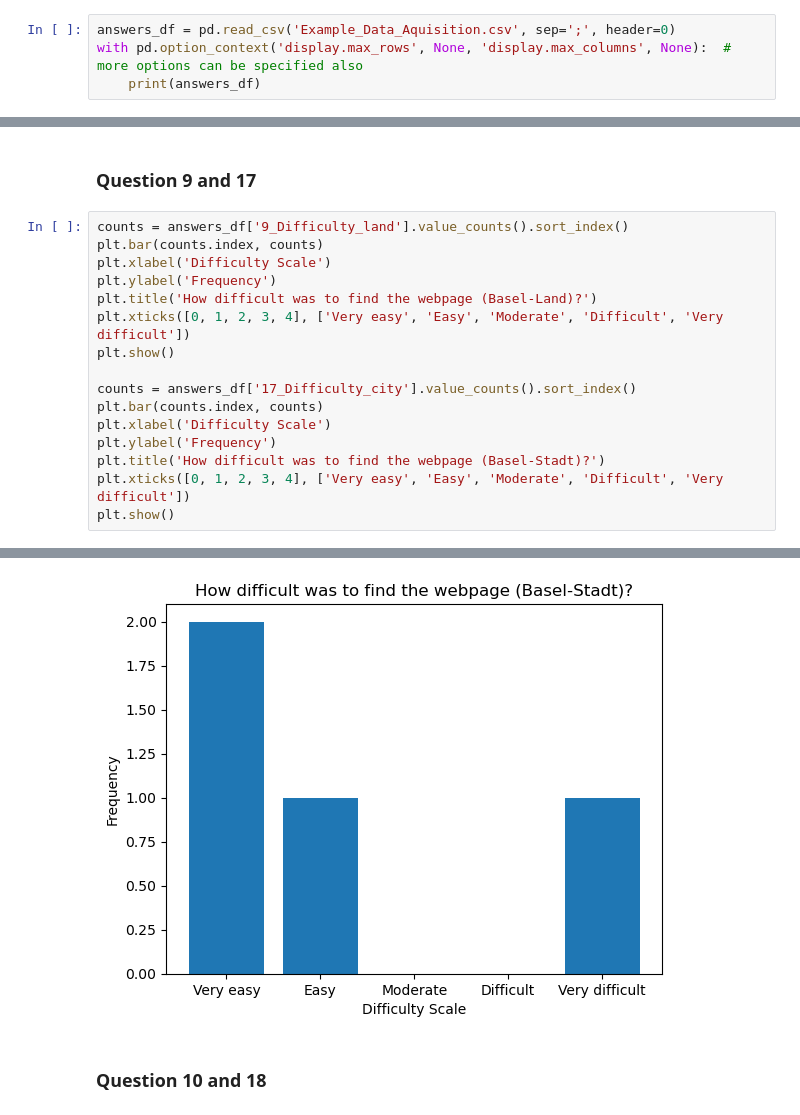
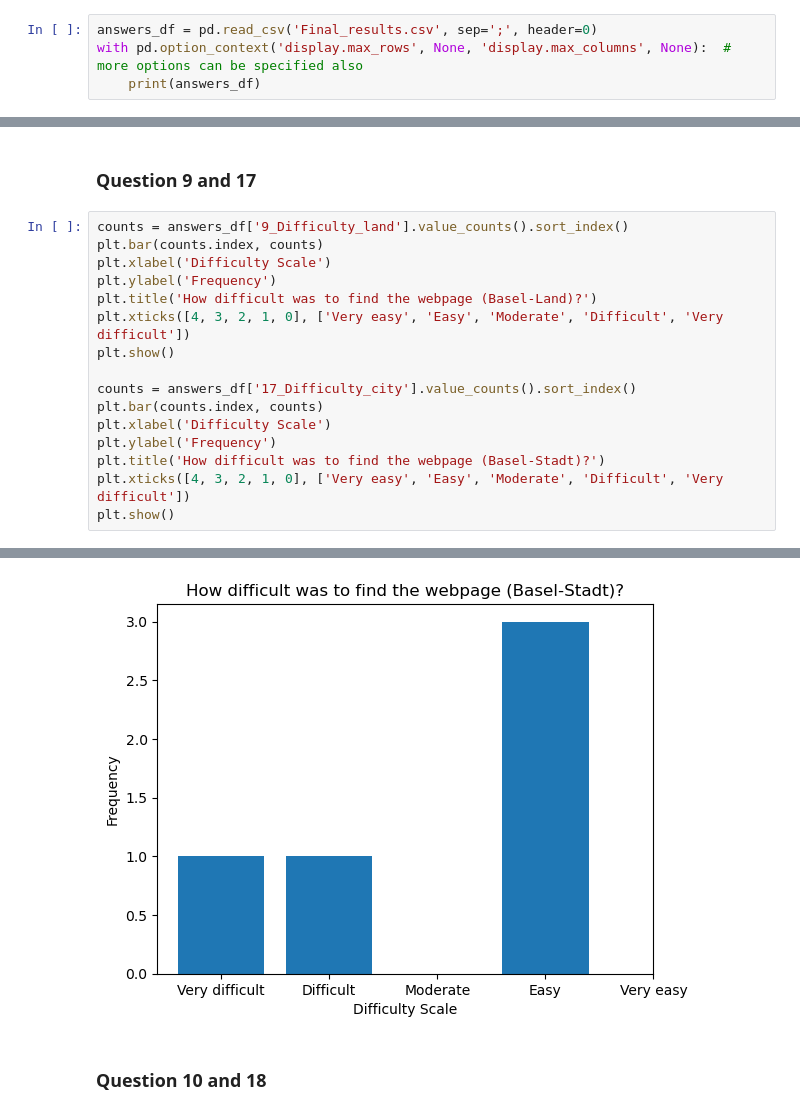
Before and after one commit to DominikM198/Advanced_GIS, a Jupyter notebook: Analysis_HCI_study.ipynb, the cells around one changed output, grey strips where cells are left out. Cells and saved outputs as stored; diff of their text form.

Commit message:
Final results

```diff
--- a/Analysis_HCI_study.ipynb
+++ b/Analysis_HCI_study.ipynb
@@ -7,7 +7,7 @@ import numpy as np
 # %% [markdown]
 ## Import and check results
 # %%
-answers_df = pd.read_csv('Example_Data_Aquisition.csv', sep=';', header=0)
+answers_df = pd.read_csv('Final_results.csv', sep=';', header=0)
 with pd.option_context('display.max_rows', None, 'display.max_columns', None):  # more options can be specified also
     print(answers_df)
 # %% [output]
@@ -238,7 +285,7 @@ plt.bar(counts.index, counts)
 plt.xlabel('Difficulty Scale')
 plt.ylabel('Frequency')
 plt.title('How difficult was to find the webpage (Basel-Land)?')
-plt.xticks([0, 1, 2, 3, 4], ['Very easy', 'Easy', 'Moderate', 'Difficult', 'Very difficult'])
+plt.xticks([4, 3, 2, 1, 0], ['Very easy', 'Easy', 'Moderate', 'Difficult', 'Very difficult'])
 plt.show()
 
 counts = answers_df['17_Difficulty_city'].value_counts().sort_index()
@@ -246,6 +293,6 @@ plt.bar(counts.index, counts)
 plt.xlabel('Difficulty Scale')
 plt.ylabel('Frequency')
 plt.title('How difficult was to find the webpage (Basel-Stadt)?')
-plt.xticks([0, 1, 2, 3, 4], ['Very easy', 'Easy', 'Moderate', 'Difficult', 'Very difficult'])
+plt.xticks([4, 3, 2, 1, 0], ['Very easy', 'Easy', 'Moderate', 'Difficult', 'Very difficult'])
 plt.show()
 # %% [output]
@@ -253,4 +300,4 @@ plt.show()
-[figure, old version]
+[figure, new version]
 # %% [markdown]
 ### Question 10 and 18
 # %%
```
Also changed, not shown: parts of 27 cells of this notebook, 1 other file.
